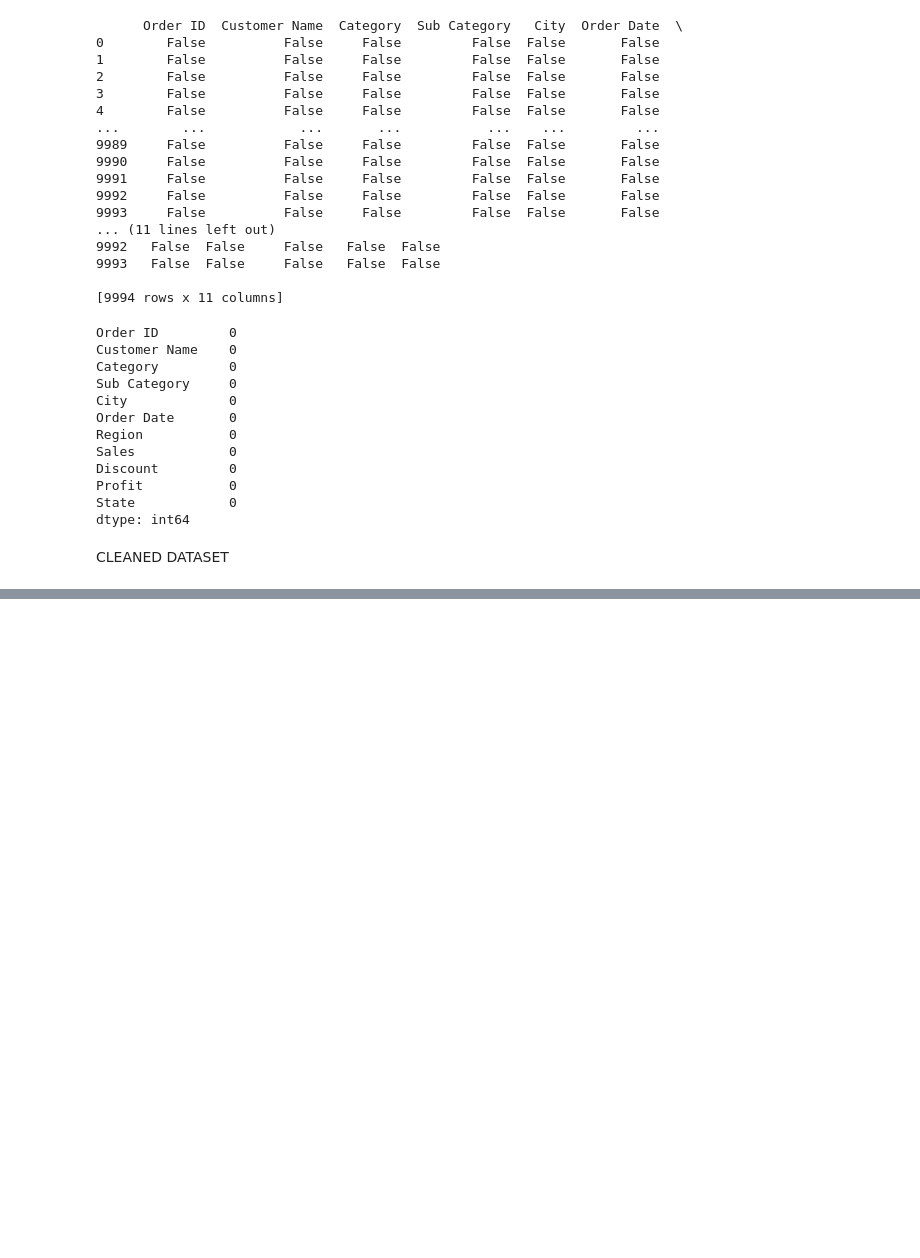
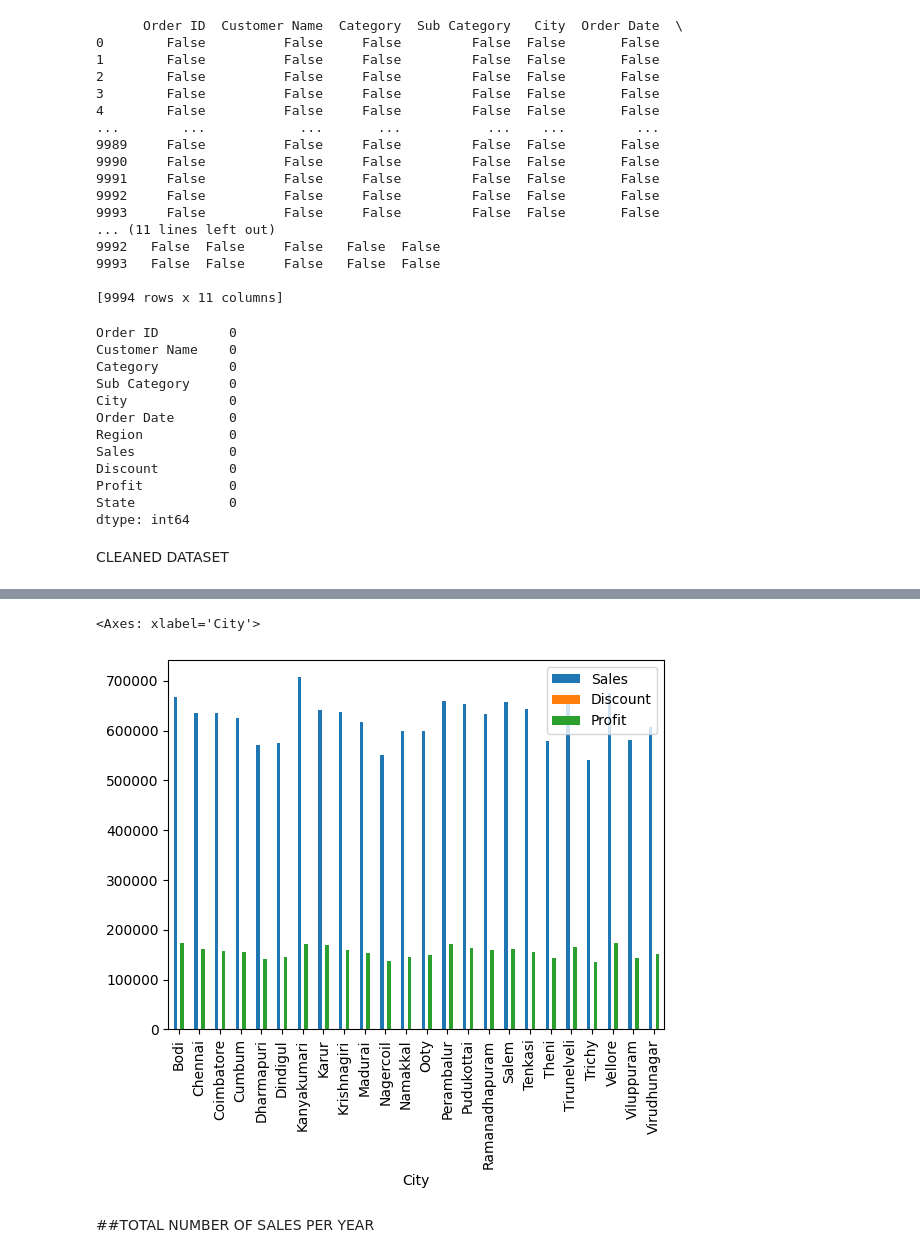
Before and after one commit to wandieinnocents/sales_analysis_pyhon_thesis_v3, a Jupyter notebook: v3_A_MULTIMODAL_ML_FRAMEWORK_FOR_BUSINESS_PERFORMANCE_ANALYSIS_Research_progress_v3.ipynb, the cells around one changed output, grey strips where cells are left out. Cells and saved outputs as stored; diff of their text form; code cells hidden in the pictures; blank space fills up the shorter version.

```diff
--- a/v3_A_MULTIMODAL_ML_FRAMEWORK_FOR_BUSINESS_PERFORMANCE_ANALYSIS_Research_progress_v3.ipynb
+++ b/v3_A_MULTIMODAL_ML_FRAMEWORK_FOR_BUSINESS_PERFORMANCE_ANALYSIS_Research_progress_v3.ipynb
@@ -100,0 +107,5 @@ df
+# %%
+# compute
+city_highest_sales = df.groupby('City').sum()
+city_highest_sales
+# https://www.atmosera.com/blog/using-pandas-to-analyze-sales-data/
@@ -100,0 +131,8 @@ df
+# %%
+# plot city with higest number of customers
+city_highest_sales.plot(kind='bar')
+# %% [output]
+<Axes: xlabel='City'>
+[figure, added]
+# %% [markdown]
+##TOTAL NUMBER OF SALES PER YEAR
```
Also changed, not shown: parts of 8 cells of this notebook.
